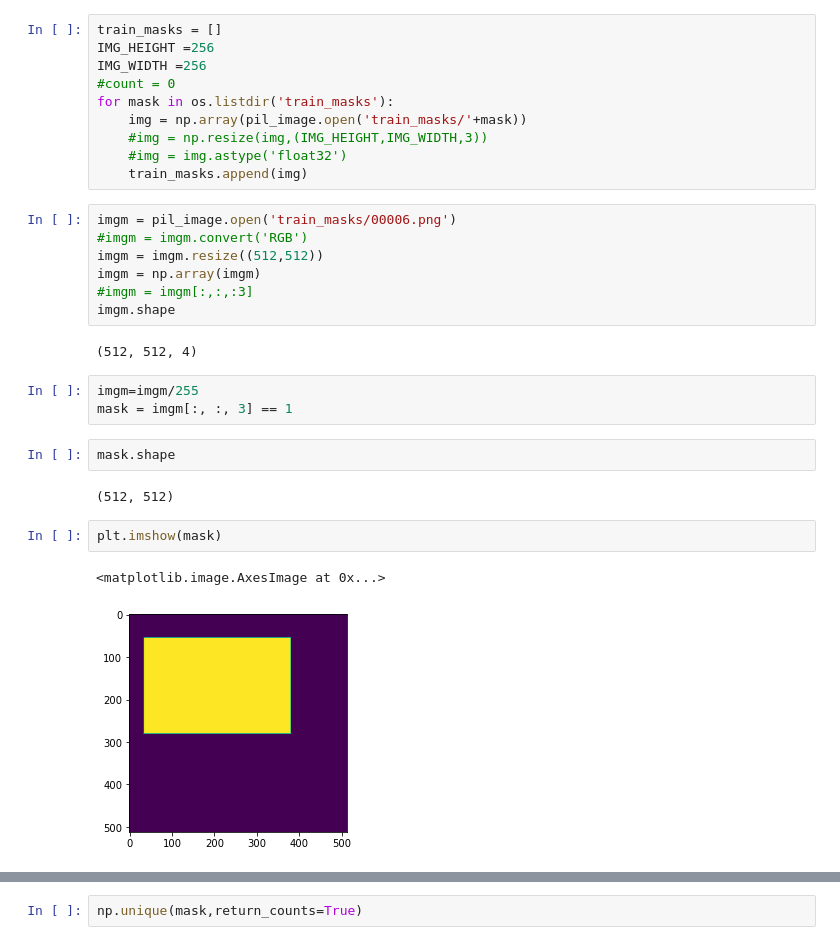
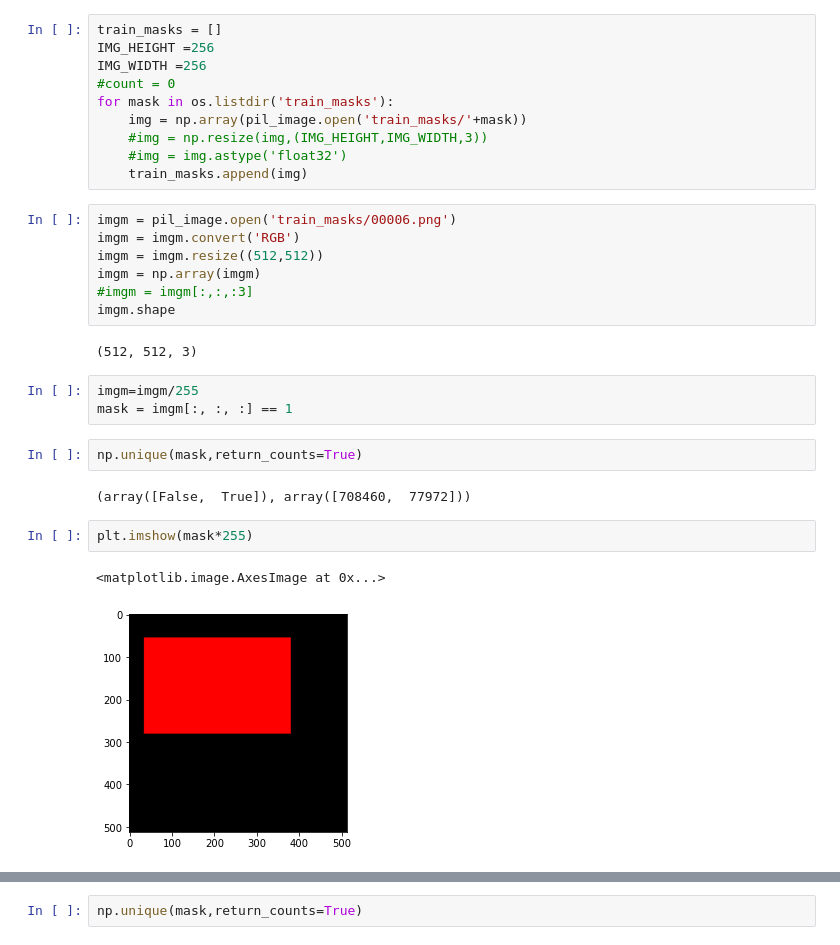
Before and after one commit to RahulS247/Hotel_Recognition-kaggle_challenge, a Jupyter notebook: maskGAN.ipynb, the cells around one changed output, grey strips where cells are left out. Saved outputs shown, nothing was run; the diff lists cells and outputs as text.

```diff
--- a/maskGAN.ipynb
+++ b/maskGAN.ipynb
@@ -55,25 +55,25 @@ for mask in os.listdir('train_masks'):
     train_masks.append(img)
 # %%
 imgm = pil_image.open('train_masks/00006.png')
-#imgm = imgm.convert('RGB')
+imgm = imgm.convert('RGB')
 imgm = imgm.resize((512,512))
 imgm = np.array(imgm)
 #imgm = imgm[:,:,:3]
 imgm.shape
 # %% [output]
-(512, 512, 4)
+(512, 512, 3)
 # %%
 imgm=imgm/255
-mask = imgm[:, :, 3] == 1
+mask = imgm[:, :, :] == 1
-# %%
-mask.shape
-# %% [output]
-(512, 512)
+# %%
+np.unique(mask,return_counts=True)
+# %% [output]
+(array([False,  True]), array([708460,  77972]))
 # %%
-plt.imshow(mask)
+plt.imshow(mask*255)
 # %% [output]
 <matplotlib.image.AxesImage at 0x...>
-[figure, old version]
+[figure, new version]
 # %%
 pil_image.fromarray((mask*255).astype(np.uint8))
 # %% [output]
```
Also changed, not shown: parts of 23 cells of this notebook.
